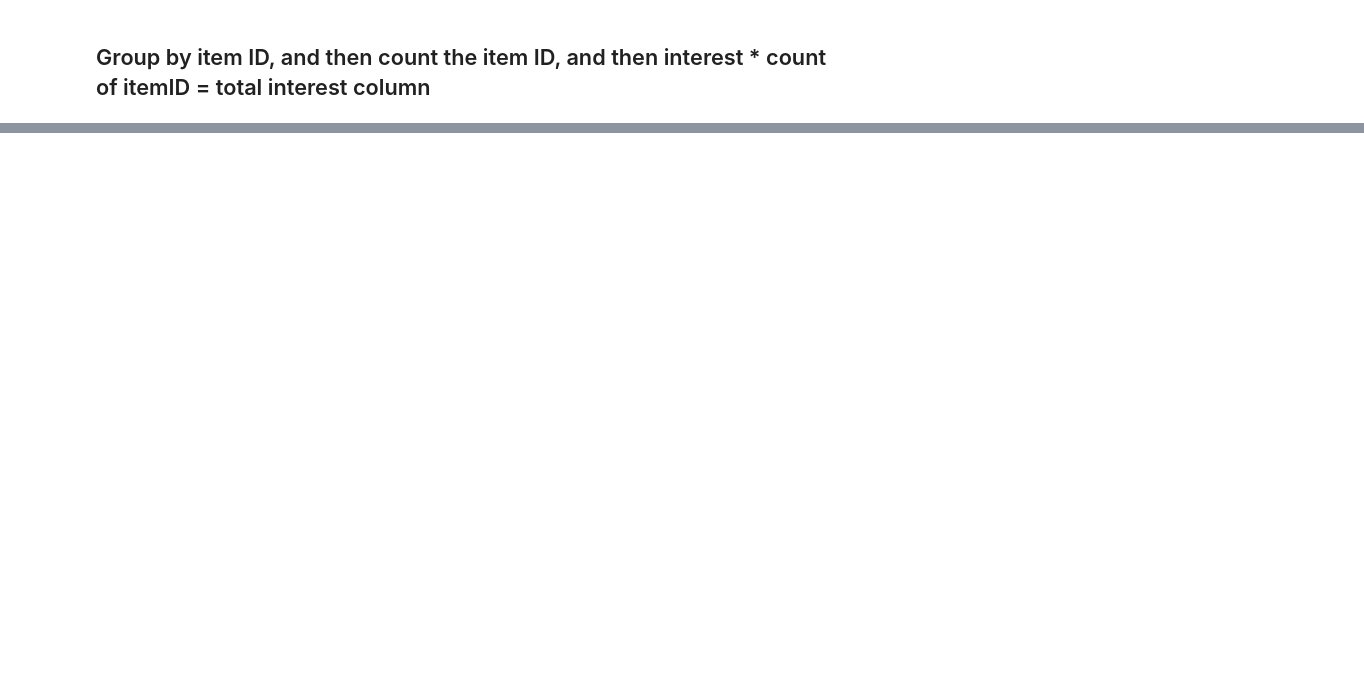
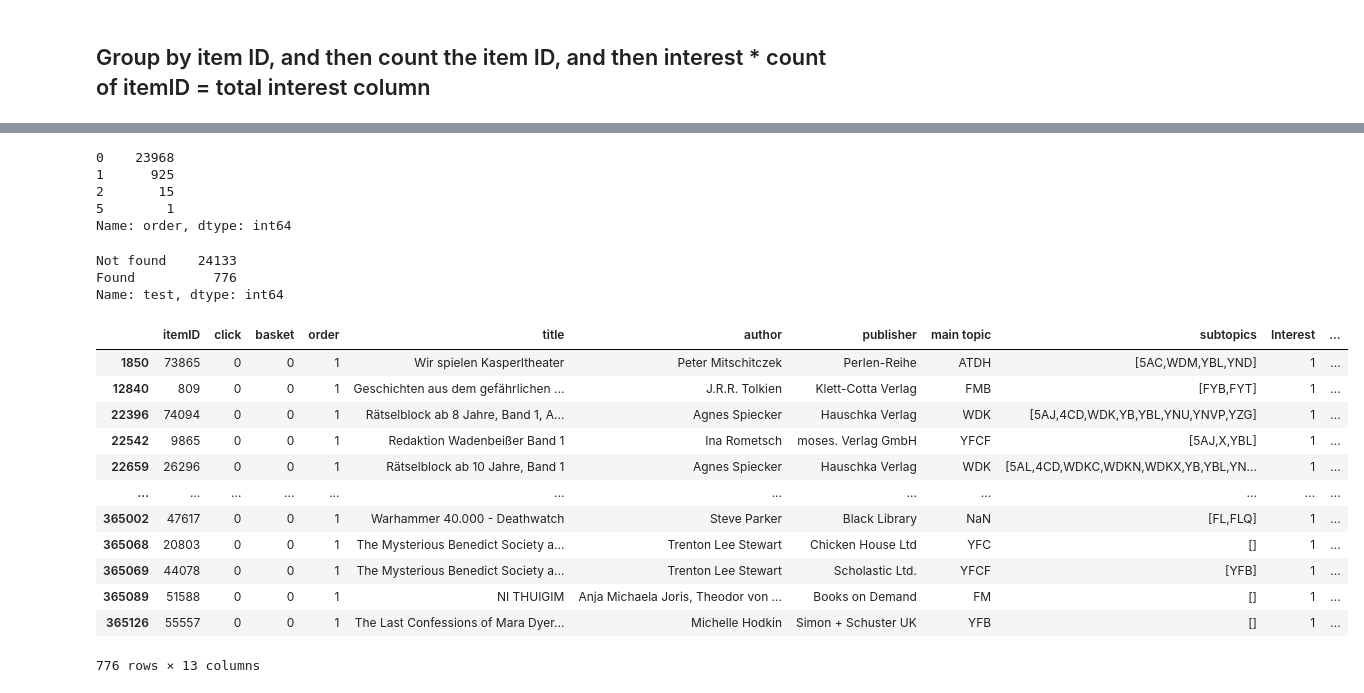
Before and after one commit to SohZongXian/DMC-2021, a Jupyter notebook: DMC script.ipynb, the cells around one changed output, grey strips where cells are left out. Saved outputs shown, nothing was run; the diff lists cells and outputs as text; code cells hidden in the pictures; blank space fills up the shorter version.

```diff
--- a/DMC script.ipynb
+++ b/DMC script.ipynb
@@ -61,0 +193,13 @@ a = 10
+# %%
+##Create new column where order != 0 but basket and/or click is 0
+
+def identify(book_data):
+
+    if (book_data['order'] != 0 and (book_data['basket'] == 0) and (book_data['click'] == 0)):
+        return 'Found'
+    else:
+        return 'Not found'
+
+book_data['test'] = book_data.apply(identify, axis = 1)
+
+book_data.head(10)
@@ -61,0 +218,38 @@ a = 10
+# %%
+#Print how many counts for order column
+
+print(book_data['order'].value_counts())
+# %% [output]
+0    23968
+1      925
+2       15
+5        1
+Name: order, dtype: int64
+# %%
+## Print how many counts for test column
+
+print(book_data['test'].value_counts())
+# %% [output]
+Not found    24133
+Found          776
+Name: test, dtype: int64
+# %%
+## Print column where test == found
+
+test_column = book_data.loc[book_data['test'] == 'Found']
+
+test_column
+# %% [output]
+|  | itemID | click | basket | order | title | author | publisher | main topic | subtopics | Interest | ... |
+| 1850 | 73865 | 0 | 0 | 1 | Wir spielen Kasperltheater | Peter Mitschitczek | Perlen-Reihe | ATDH | [5AC,WDM,YBL,YND] | 1 | ... |
+| 12840 | 809 | 0 | 0 | 1 | Geschichten aus dem gefährlichen ... | J.R.R. Tolkien | Klett-Cotta Verlag | FMB | [FYB,FYT] | 1 | ... |
+| 22396 | 74094 | 0 | 0 | 1 | Rätselblock ab 8 Jahre, Band 1, A... | Agnes Spiecker | Hauschka Verlag | WDK | [5AJ,4CD,WDK,YB,YBL,YNU,YNVP,YZG] | 1 | ... |
+| 22542 | 9865 | 0 | 0 | 1 | Redaktion Wadenbeißer Band 1 | Ina Rometsch | moses. Verlag GmbH | YFCF | [5AJ,X,YBL] | 1 | ... |
+| 22659 | 26296 | 0 | 0 | 1 | Rätselblock ab 10 Jahre, Band 1 | Agnes Spiecker | Hauschka Verlag | WDK | [5AL,4CD,WDKC,WDKN,WDKX,YB,YBL,YN... | 1 | ... |
+| ... | ... | ... | ... | ... | ... | ... | ... | ... | ... | ... | ... |
+| 365002 | 47617 | 0 | 0 | 1 | Warhammer 40.000 - Deathwatch | Steve Parker | Black Library | NaN | [FL,FLQ] | 1 | ... |
+| 365068 | 20803 | 0 | 0 | 1 | The Mysterious Benedict Society a... | Trenton Lee Stewart | Chicken House Ltd | YFC | [] | 1 | ... |
+| 365069 | 44078 | 0 | 0 | 1 | The Mysterious Benedict Society a... | Trenton Lee Stewart | Scholastic Ltd. | YFCF | [YFB] | 1 | ... |
+| 365089 | 51588 | 0 | 0 | 1 | NI THUIGIM | Anja Michaela Joris, Theodor von ... | Books on Demand | FM | [] | 1 | ... |
+| 365126 | 55557 | 0 | 0 | 1 | The Last Confessions of Mara Dyer... | Michelle Hodkin | Simon + Schuster UK | YFB | [] | 1 | ... |
+776 rows × 13 columns
```
Also changed, not shown: parts of 16 cells of this notebook.
